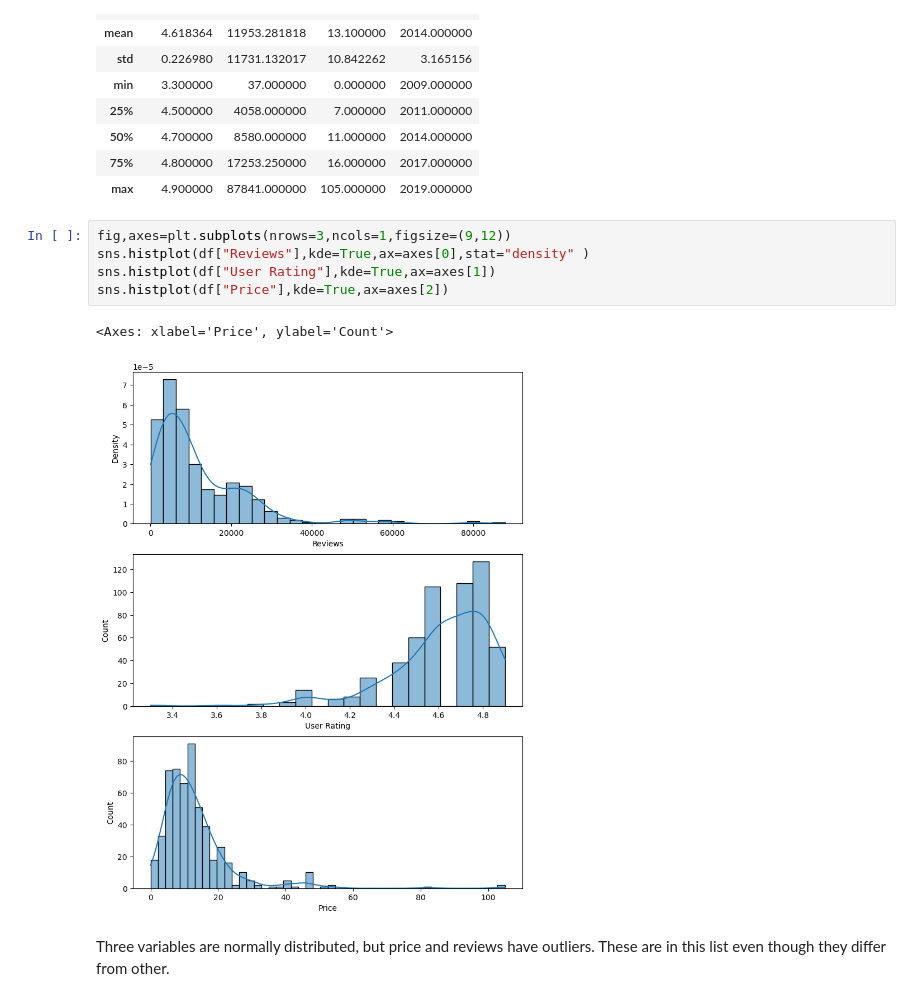
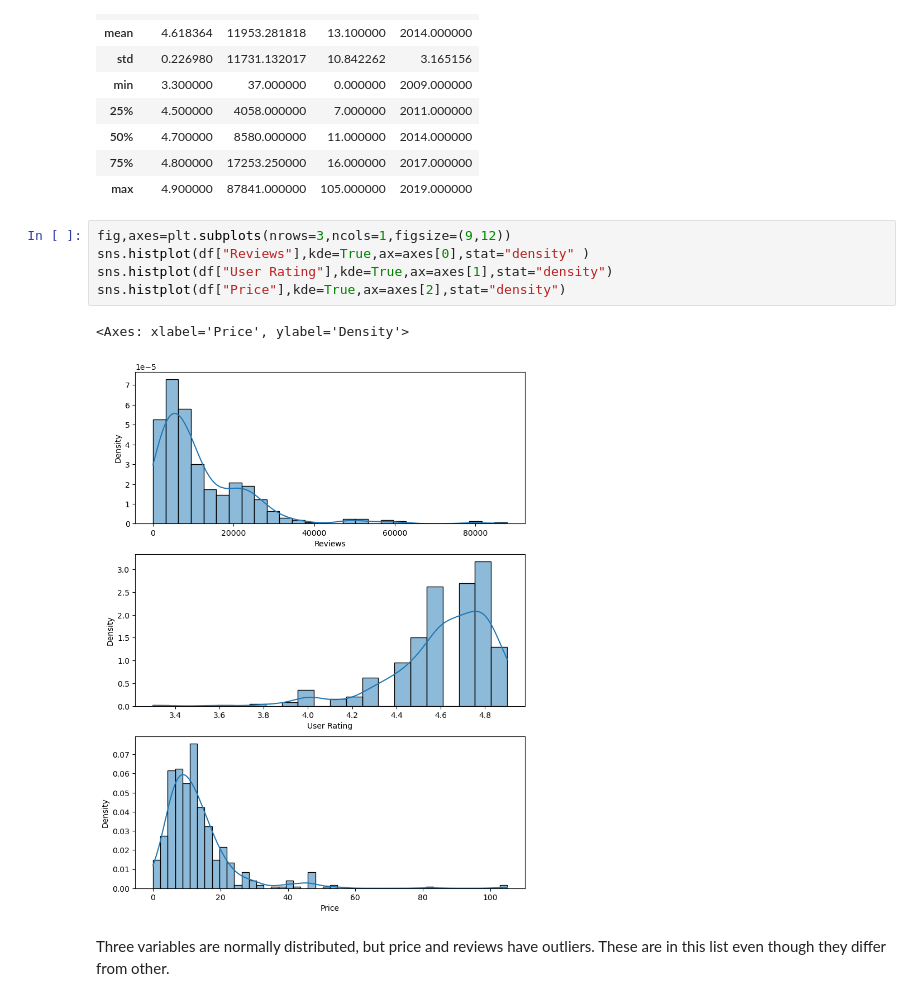
Before and after one commit to NevzatTaha/Top-50-sales-Hypothesis-Testing-and-EDA, a Jupyter notebook: Data Analytic and Visualisation.ipynb, the cells around one changed output. Cells and saved outputs as stored; diff of their text form.

```diff
--- a/Data Analytic and Visualisation.ipynb
+++ b/Data Analytic and Visualisation.ipynb
@@ -79,11 +81,11 @@ df.describe()
 # %%
 fig,axes=plt.subplots(nrows=3,ncols=1,figsize=(9,12))
 sns.histplot(df["Reviews"],kde=True,ax=axes[0],stat="density" )
-sns.histplot(df["User Rating"],kde=True,ax=axes[1])
-sns.histplot(df["Price"],kde=True,ax=axes[2])
+sns.histplot(df["User Rating"],kde=True,ax=axes[1],stat="density")
+sns.histplot(df["Price"],kde=True,ax=axes[2],stat="density")
 # %% [output]
-<Axes: xlabel='Price', ylabel='Count'>
+<Axes: xlabel='Price', ylabel='Density'>
-[figure, old version]
+[figure, new version]
 # %% [markdown]
 Three variables are normally distributed, but price and reviews have outliers. These are in this list even though they differ from other.
 # %%
```
Also changed, not shown: parts of 9 cells of this notebook.
